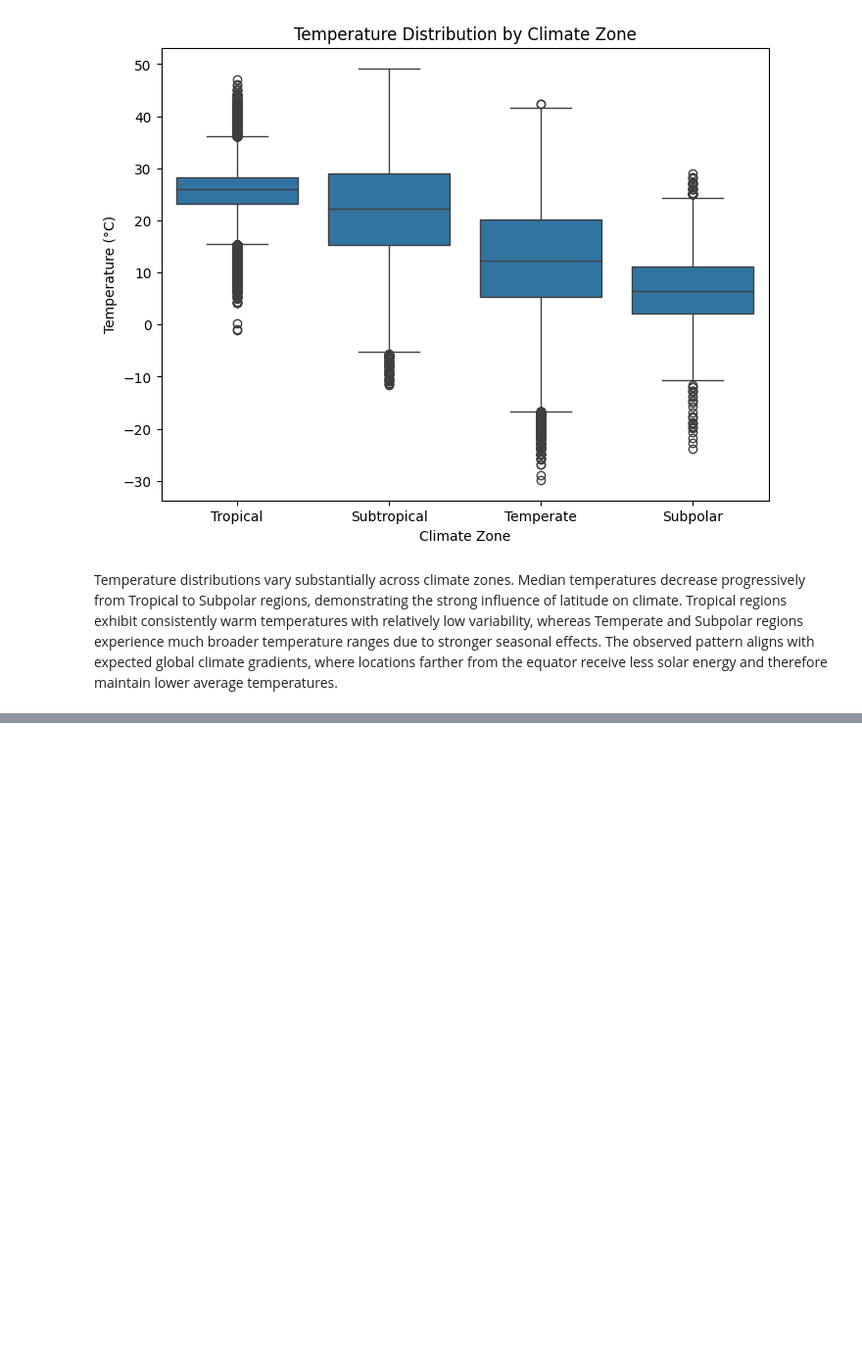
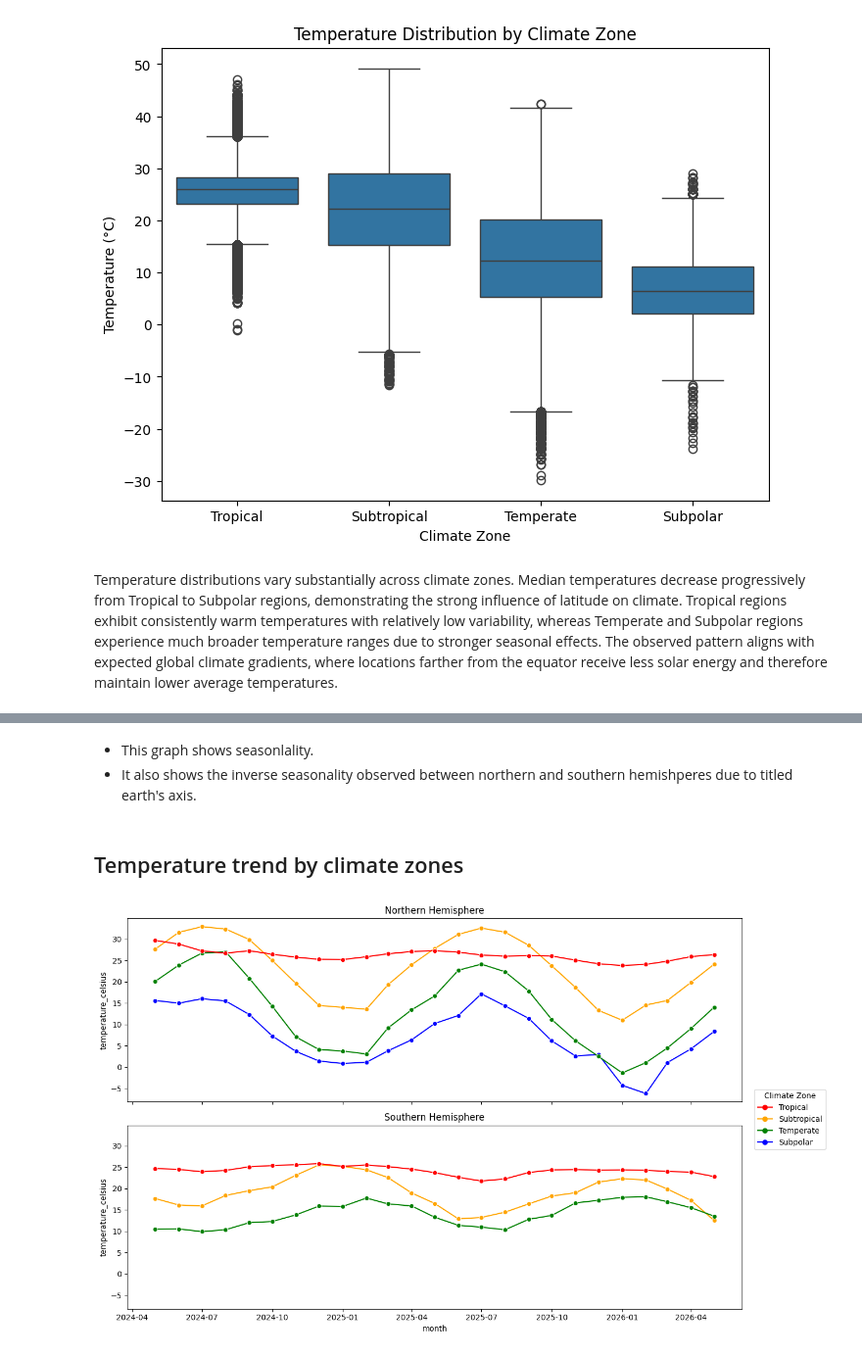
Before and after one commit to kgulbarg/Weather-Forecast-DS, a Jupyter notebook: global_weather_eda_domain_exploration.ipynb, the cells around one changed output, grey strips where cells are left out. Shown at 98% size. Drawn from its saved outputs; the diff is of its cells as text; code cells hidden in the pictures; blank space fills up the shorter version.

```diff
--- a/global_weather_eda_domain_exploration.ipynb
+++ b/global_weather_eda_domain_exploration.ipynb
@@ -404,0 +383,78 @@ plt.show()
+# %% [markdown]
+- This graph shows seasonlality.
+- It also shows the inverse seasonality observed between northern and southern hemishperes due to titled earth's axis.
+# %% [markdown]
+## Temperature trend by climate zones
+# %%
+# monthly average temp by climate_zone
+
+monthly_temp = (
+    df.groupby([df['last_updated'].dt.to_period('M'), 'climate_zone', 'hemisphere'])['temperature_celsius']
+    .mean()
+    .reset_index()
+)
+
+monthly_temp['month'] = monthly_temp['last_updated'].dt.to_timestamp()
+
+# plot
+
+palette = {
+    'Tropical': 'red',
+    'Subtropical': 'orange',
+    'Temperate': 'green',
+    'Subpolar': 'blue'
+}
+
+fig, axes = plt.subplots(
+    2, 1,
+    figsize=(14, 8),
+    sharex=True,
+    sharey=True
+)
+
+sns.lineplot(
+    data=monthly_temp[monthly_temp['hemisphere'] == 'Northern'],
+    x='month',
+    y='temperature_celsius',
+    hue='climate_zone',
+    palette=palette,
+    marker='o',
+    ax=axes[0],
+    legend=False
+)
+
+sns.lineplot(
+    data=monthly_temp[monthly_temp['hemisphere'] == 'Southern'],
+    x='month',
+    y='temperature_celsius',
+    hue='climate_zone',
+    palette=palette,
+    marker='o',
+    ax=axes[1],
+    legend=False
+)
+
+axes[0].set_title('Northern Hemisphere')
+axes[1].set_title('Southern Hemisphere')
+
+# Shared legend outside plot
+from matplotlib.lines import Line2D
+
+legend_handles = [
+    Line2D([0], [0], color='red', marker='o', label='Tropical'),
+    Line2D([0], [0], color='orange', marker='o', label='Subtropical'),
+    Line2D([0], [0], color='green', marker='o', label='Temperate'),
+    Line2D([0], [0], color='blue', marker='o', label='Subpolar')
+]
+
+fig.legend(
+    handles=legend_handles,
+    title='Climate Zone',
+    loc='center left',
+    bbox_to_anchor=(0.85, 0.5)
+)
+
+plt.tight_layout(rect=[0, 0, 0.85, 1])  # leave space for legend
+plt.show()
+# %% [output]
+[figure, added]
```
Also changed, not shown: parts of 23 cells of this notebook.
